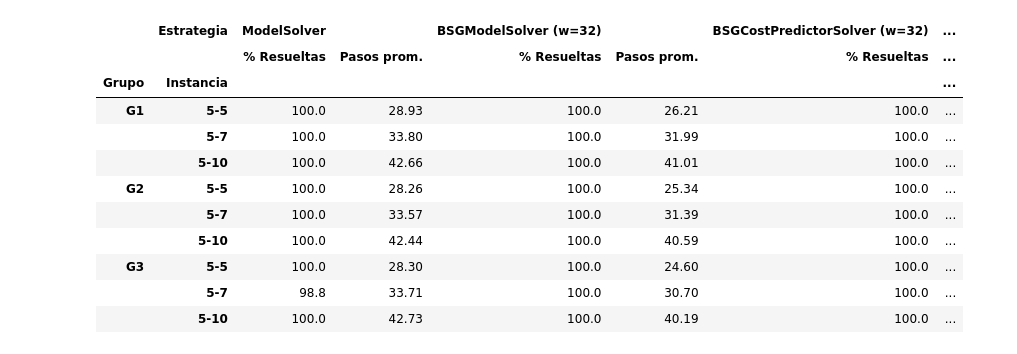
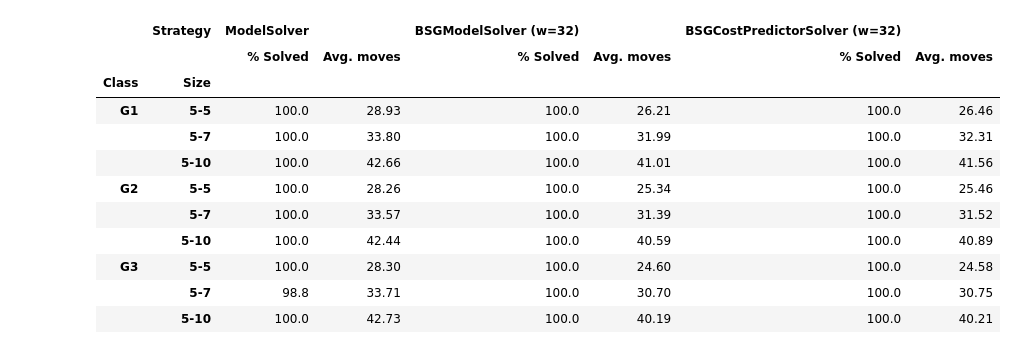
Before and after one commit to OscarRojasG/CPMP-Framework, a Jupyter notebook: notebooks/experiments.ipynb, the cells around one changed output. Drawn from its saved outputs; the diff is of its cells as text; code cells hidden in the pictures.

Commit message:
Attribute copyright to the authors; rename imitation dataset; stop saving result tables; translate experiments notebook
Co-Authored-By: Claude Opus 5.5 <noreply@anthropic.com>

```diff
--- a/notebooks/experiments.ipynb
+++ b/notebooks/experiments.ipynb
@@ -172,69 +161,71 @@ for dataset in DATASETS:
 # %%
 import re
 from pathlib import Path
 
 import pandas as pd
 
 EXPERIMENTS_DIR = Path("../experiments")
 
-# Formato: <Estrategia>[_w<W>]_<g1|g2|g3>_<H-2>-<S>.csv
-PATTERN = re.compile(r"^(?P<solver>[A-Za-z]+)(?:_w(?P<w>\d+))?_(?P<grupo>g[123])_(?P<instancia>\d+-\d+)\.csv$")
+# File name: <Solver>[_w<W>]_<g1|g2|g3>_<T>-<S>.csv
+PATTERN = re.compile(r"^(?P<solver>[A-Za-z]+)(?:_w(?P<w>\d+))?_(?P<cls>g[123])_(?P<size>\d+-\d+)\.csv$")
 
-def resumir_csv(csv_filepath):
+
+def summarize_csv(csv_filepath):
     df = pd.read_csv(csv_filepath)
     solved = df["Solved"].astype(str).str.strip().str.lower() == "true"
     return {
-        "% Resueltas": solved.mean() * 100,
-        "Pasos prom.": df.loc[solved, "Steps"].mean(),
+        "% Solved": solved.mean() * 100,
+        "Avg. moves": df.loc[solved, "Steps"].mean(),
     }
 
-filas = []
+
+rows = []
 for f in EXPERIMENTS_DIR.glob("*.csv"):
     m = PATTERN.match(f.name)
     if not m:
         continue
-    estrategia = m["solver"] + (f" (w={m['w']})" if m["w"] else "")
-    filas.append({
-        "Grupo": m["grupo"].upper(),
-        "Instancia": m["instancia"],
-        "Estrategia": estrategia,
-        **resumir_csv(f),
+    strategy = m["solver"] + (f" (w={m['w']})" if m["w"] else "")
+    rows.append({
+        "Class": m["cls"].upper(),
+        "Size": m["size"],
+        "Strategy": strategy,
+        **summarize_csv(f),
     })
 
-if not filas:
-    raise FileNotFoundError(f"No se encontraron archivos g1/g2/g3 en {EXPERIMENTS_DIR.resolve()}")
+if not rows:
+    raise FileNotFoundError(f"No g1/g2/g3 files found in {EXPERIMENTS_DIR.resolve()}")
 
-df = pd.DataFrame(filas)
+df = pd.DataFrame(rows)
 
-# Ordenar instancias numéricamente (5-5, 5-7, 5-10)
-orden = sorted(df["Instancia"].unique(), key=lambda v: tuple(int(x) for x in v.split("-")))
-df["Instancia"] = pd.Categorical(df["Instancia"], categories=orden, ordered=True)
+# Sort sizes numerically (5-5, 5-7, 5-10)
+size_order = sorted(df["Size"].unique(), key=lambda v: tuple(int(x) for x in v.split("-")))
+df["Size"] = pd.Categorical(df["Size"], categories=size_order, ordered=True)
 
-resultados = (
-    df.pivot_table(index=["Grupo", "Instancia"], columns="Estrategia",
-                   values=["% Resueltas", "Pasos prom."], observed=True)
+results = (
+    df.pivot_table(index=["Class", "Size"], columns="Strategy",
+                   values=["% Solved", "Avg. moves"], observed=True)
     .swaplevel(axis=1)
 )
 
-# Orden de las estrategias en las columnas
-ORDEN_ESTRATEGIAS = ["ModelSolver", "BSGModelSolver", "BSGCostPredictorSolver"]
-columnas = sorted(
-    resultados.columns,
-    key=lambda c: (ORDEN_ESTRATEGIAS.index(c[0].split(" ")[0]), c[0], c[1]),
+# Column order of the strategies
+STRATEGY_ORDER = ["ModelSolver", "BSGModelSolver", "BSGCostPredictorSolver"]
+columns = sorted(
+    results.columns,
+    key=lambda c: (STRATEGY_ORDER.index(c[0].split(" ")[0]), c[0], c[1]),
 )
-resultados = resultados[columnas]
+results = results[columns]
 
-resultados.round(2)
+results.round(2)
 # %% [output]
-|  | Estrategia | ModelSolver |  | BSGModelSolver (w=32) |  | BSGCostPredictorSolver (w=32) | ... |
-|  |  | % Resueltas | Pasos prom. | % Resueltas | Pasos prom. | % Resueltas | ... |
-| Grupo | Instancia |  |  |  |  |  | ... |
-| G1 | 5-5 | 100.0 | 28.93 | 100.0 | 26.21 | 100.0 | ... |
-|  | 5-7 | 100.0 | 33.80 | 100.0 | 31.99 | 100.0 | ... |
-|  | 5-10 | 100.0 | 42.66 | 100.0 | 41.01 | 100.0 | ... |
-| G2 | 5-5 | 100.0 | 28.26 | 100.0 | 25.34 | 100.0 | ... |
-|  | 5-7 | 100.0 | 33.57 | 100.0 | 31.39 | 100.0 | ... |
-|  | 5-10 | 100.0 | 42.44 | 100.0 | 40.59 | 100.0 | ... |
-| G3 | 5-5 | 100.0 | 28.30 | 100.0 | 24.60 | 100.0 | ... |
-|  | 5-7 | 98.8 | 33.71 | 100.0 | 30.70 | 100.0 | ... |
-|  | 5-10 | 100.0 | 42.73 | 100.0 | 40.19 | 100.0 | ... |
+|  | Strategy | ModelSolver |  | BSGModelSolver (w=32) |  | BSGCostPredictorSolver (w=32) |  |
+|  |  | % Solved | Avg. moves | % Solved | Avg. moves | % Solved | Avg. moves |
+| Class | Size |  |  |  |  |  |  |
+| G1 | 5-5 | 100.0 | 28.93 | 100.0 | 26.21 | 100.0 | 26.46 |
+|  | 5-7 | 100.0 | 33.80 | 100.0 | 31.99 | 100.0 | 32.31 |
+|  | 5-10 | 100.0 | 42.66 | 100.0 | 41.01 | 100.0 | 41.56 |
+| G2 | 5-5 | 100.0 | 28.26 | 100.0 | 25.34 | 100.0 | 25.46 |
+|  | 5-7 | 100.0 | 33.57 | 100.0 | 31.39 | 100.0 | 31.52 |
+|  | 5-10 | 100.0 | 42.44 | 100.0 | 40.59 | 100.0 | 40.89 |
+| G3 | 5-5 | 100.0 | 28.30 | 100.0 | 24.60 | 100.0 | 24.58 |
+|  | 5-7 | 98.8 | 33.71 | 100.0 | 30.70 | 100.0 | 30.75 |
+|  | 5-10 | 100.0 | 42.73 | 100.0 | 40.19 | 100.0 | 40.21 |
```
Also changed, not shown: parts of 3 cells of this notebook, 5 other files.
